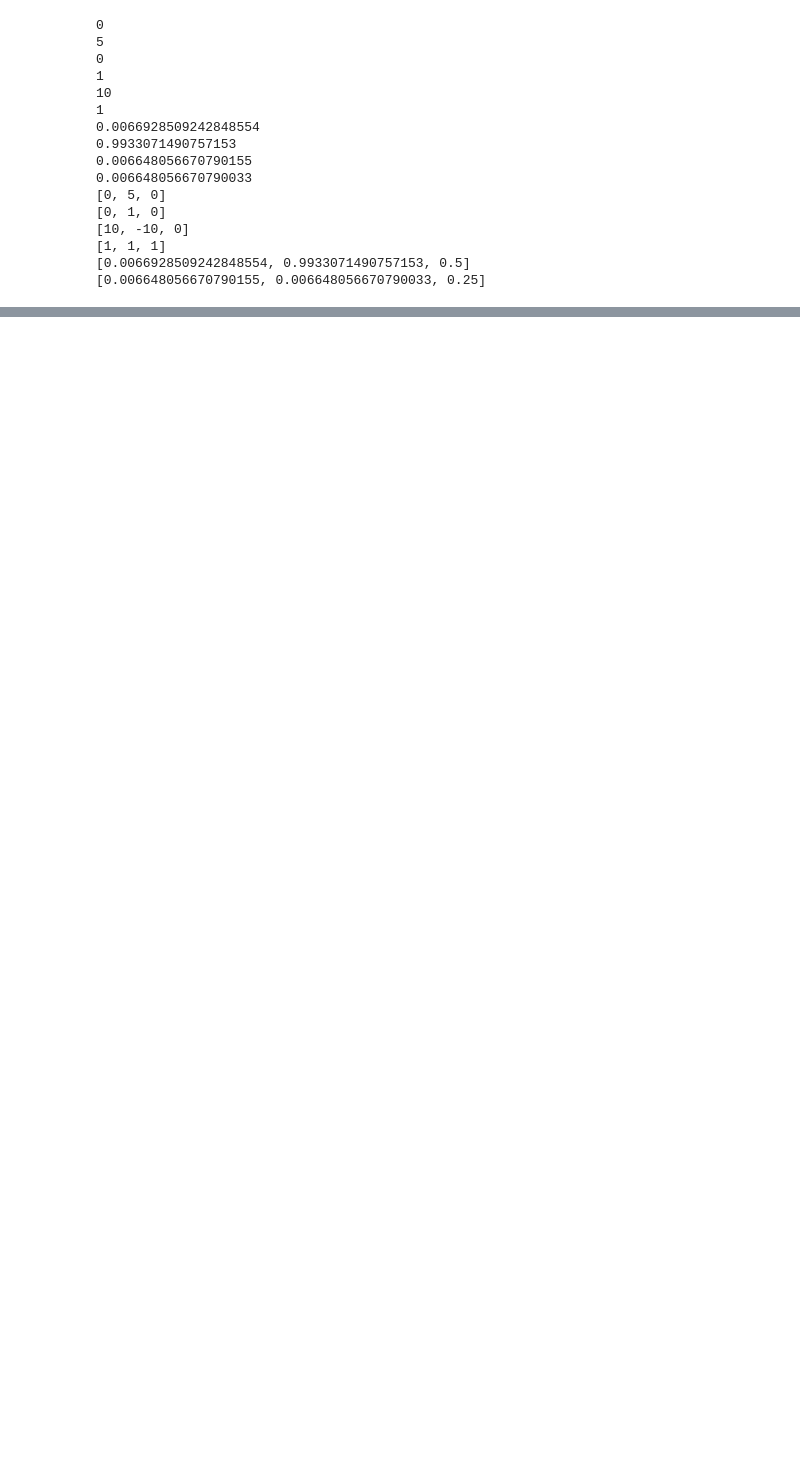
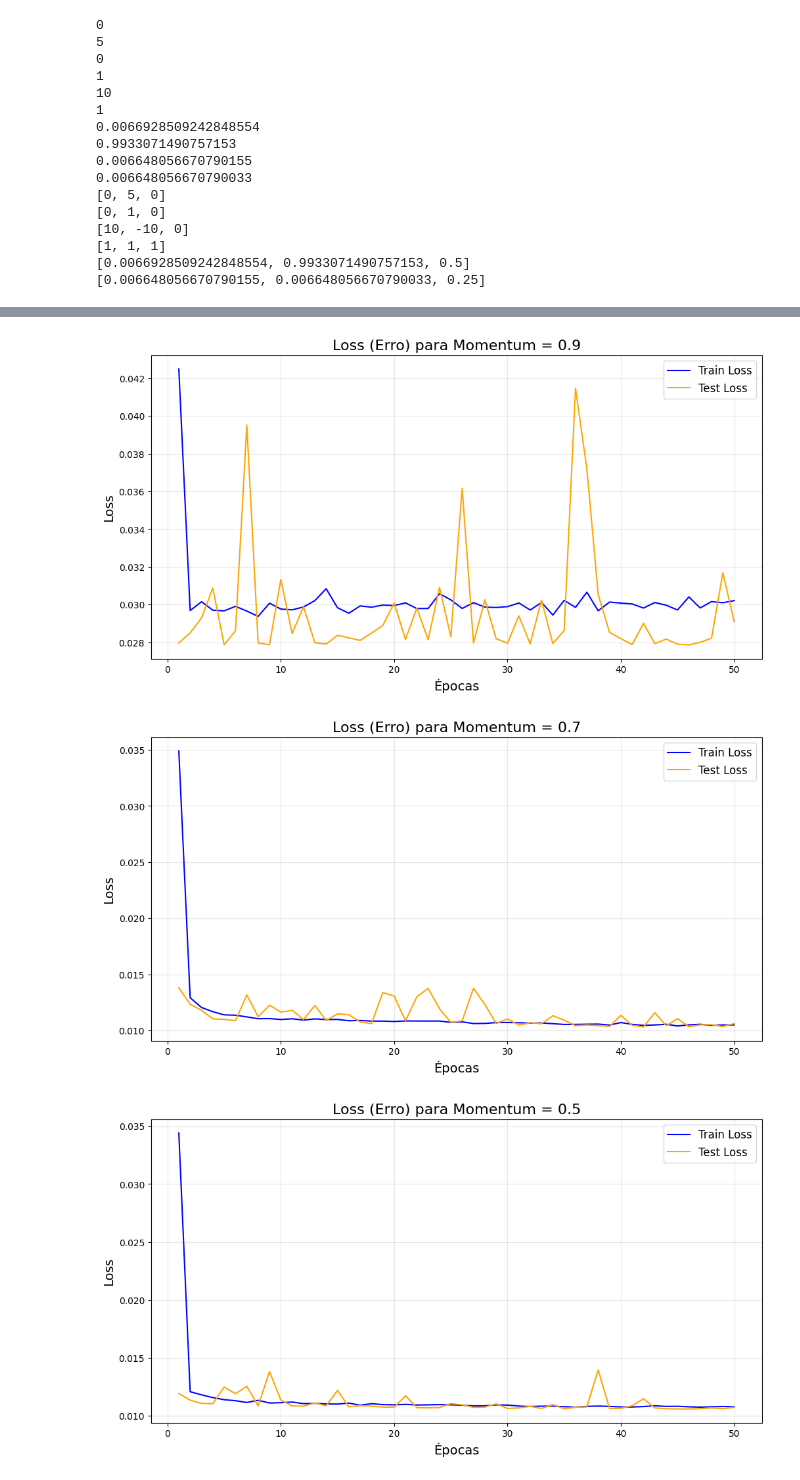
Before and after one commit to ero2003730/MLP-From-Scratch, a Jupyter notebook: Ex1_MLP.ipynb, the cells around one changed output, grey strips where cells are left out. Drawn from its saved outputs; the diff is of its cells as text; code cells hidden in the pictures; blank space fills up the shorter version.

```diff
--- a/Ex1_MLP.ipynb
+++ b/Ex1_MLP.ipynb
@@ -2117,0 +760,49 @@ R² Score: -0.005951
+# %%
+for m in momentums:
+    mlp = MLP(8, 10, 10, 1, learning_rate=0.01, momentum=m)  # Configuração do modelo
+    train_loss = []
+    test_loss = []
+    epochs = 50
+    batch_size = 32
+
+    for epoch in range(epochs):
+        total_train_error = 0
+        indices = np.arange(len(X_train))
+        np.random.shuffle(indices)
+        X_train = X_train[indices]
+        y_train = y_train[indices]
+
+        for i in range(0, len(X_train), batch_size):
+            batch_inputs = X_train[i:i + batch_size]
+            batch_outputs = y_train[i:i + batch_size].reshape(-1, 1)
+            mlp.forward_propagation(batch_inputs)
+            mlp.backward_propagation(batch_outputs)
+            total_train_error += np.sum((batch_outputs - mlp.outputs[-1]) ** 2) / 2
+
+        avg_train_error = total_train_error / len(X_train)
+        train_loss.append(avg_train_error)
+
+        total_test_error = 0
+        for i in range(0, len(X_test), batch_size):
+            batch_inputs = X_test[i:i + batch_size]
+            batch_outputs = y_test[i:i + batch_size].reshape(-1, 1)
+            predictions = mlp.forward_propagation(batch_inputs)
+            total_test_error += np.sum((batch_outputs - predictions) ** 2) / 2
+
+        avg_test_error = total_test_error / len(X_test)
+        test_loss.append(avg_test_error)
+
+    # Plotar a loss de treino e teste para cada valor de momentum
+    plt.figure(figsize=(12, 6))
+    plt.plot(range(1, 51), train_loss, label="Train Loss", color='blue')
+    plt.plot(range(1, 51), test_loss, label="Test Loss", color='orange')
+    plt.title(f"Loss (Erro) para Momentum = {m}", fontsize=16)
+    plt.xlabel("Épocas", fontsize=14)
+    plt.ylabel("Loss", fontsize=14)
+    plt.legend(fontsize=12)
+    plt.grid(alpha=0.3)
+    plt.show()
+# %% [output]
+[figure, added]
+[figure, added]
+[figure, added]
```
Also changed, not shown: parts of 58 cells of this notebook.
